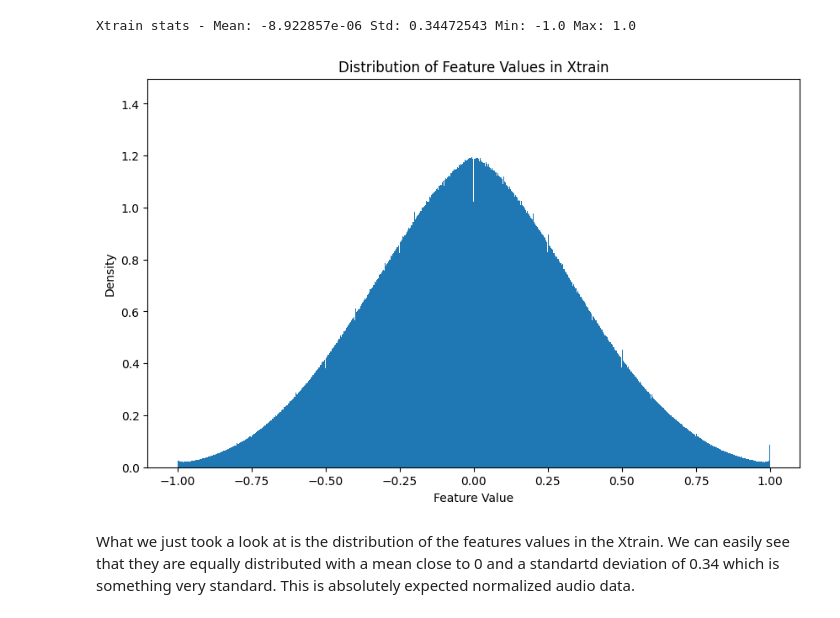
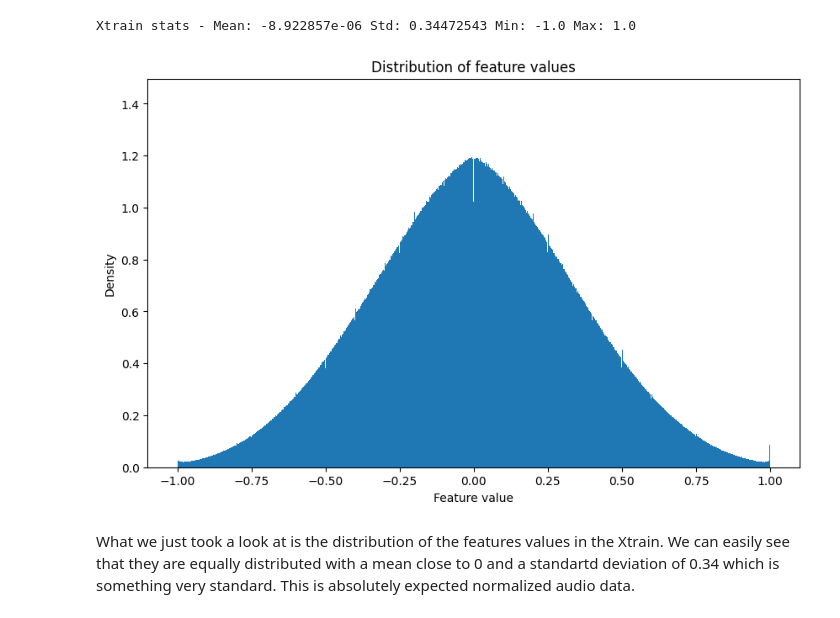
Before and after one commit to Stoymirov/Automated-music-analsis-pipeline-and-EDA, a Jupyter notebook: Classical_music.ipynb, the cells around one changed output. Saved outputs shown, nothing was run; the diff lists cells and outputs as text; code cells hidden in the pictures.

```diff
--- a/Classical_music.ipynb
+++ b/Classical_music.ipynb
@@ -188,12 +184,12 @@ Xtrain stats - Mean: -8.922857e-06 Std: 0.34472543 Min: -1.0 Max: 1.0
 # %%
 plt.figure(figsize=(10, 6))
 plt.hist(Xtrain.flatten(), bins=1000, density=True)
-plt.title("Distribution of Feature Values in Xtrain")
-plt.xlabel("Feature Value")
+plt.title("Distribution of feature values")
+plt.xlabel("Feature value")
 plt.ylabel("Density")
 plt.show()
 # %% [output]
-[figure, old version]
+[figure, new version]
 # %% [markdown]
 What we just took a look at is the distribution of the features values in the Xtrain. We can easily see that they are equally distributed with a mean close to 0 and a standartd deviation of 0.34 which is something very standard. This is absolutely expected normalized audio data.
 # %% [markdown]
```
Also changed, not shown: parts of 45 cells of this notebook.
